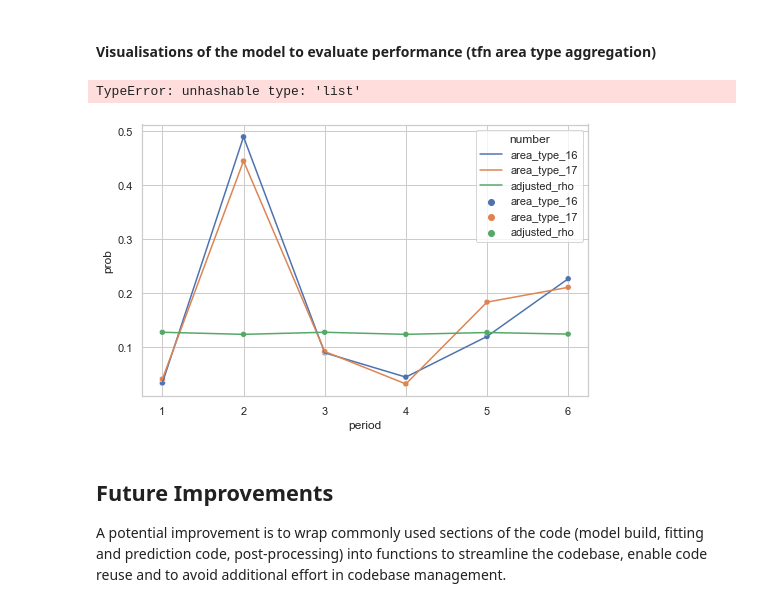
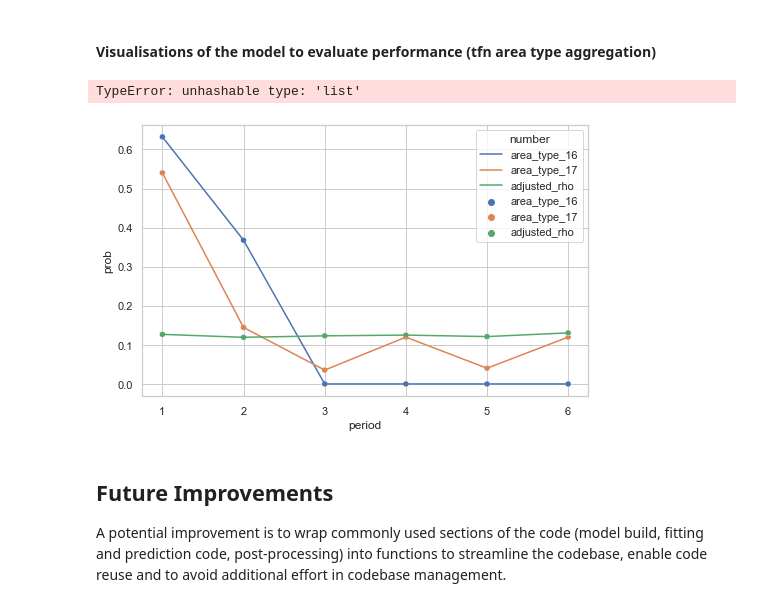
Before and after one commit to rachelm-ar/NTS-Processing, a Jupyter notebook: python/mts/nhb_mts_generation.ipynb, the cells around one changed output. Cells and saved outputs as stored; diff of their text form; code cells hidden in the pictures.

Commit message:
updated nhb notebook
- change to agg. over hh_type
- model performance still poor, further inv required

```diff
--- a/python/mts/nhb_mts_generation.ipynb
+++ b/python/mts/nhb_mts_generation.ipynb
@@ -135,7 +135,10 @@ from sklearn.model_selection import train_test_split, cross_val_predict
 from sklearn.metrics import mean_absolute_error, mean_squared_error
 # %%
 #read in the dataframe which is the input into agg_fill
-df = pd.read_csv('dfr_nhbase_split_before.csv').rename(columns={'tfn_at_o':'tfn_at'})
+dfr_input_fldr = r'I:\NTS\NorMITs Demand WP4\Jupyter Notebooks\inputs\_mts_nhbase'
+df = pd.read_csv(dfr_input_fldr + r'\dfr_nhbase_split_before.csv').rename(columns={'tfn_at_o':'tfn_at'})
 df = df[['purpose','tfn_at','hh_type','mode','period','trips']]
+#aggregate over hh_type
+df = df.groupby(['purpose','tfn_at','mode','period'])['trips'].sum().reset_index()
 df
 # %% [output]
@@ -385,37 +388,37 @@ resultant_df_final
 # %% [markdown]
 #### Visualisations of the model to evaluate performance (tfn area type aggregation)
 # %%
-p= 8
+p= 1
 m= 2
 
 df_hh = df_trip_join[df_trip_join.tfn_at.isin([16,17])]
 df_mode_period_join_f = df_hh[(df_hh['purpose']==p) &(df_hh['mode']==m)]
 
 #create the dataframe which has the observed splits to compare against
 comparison_df = df_mode_period_join_f.pivot_table(index=['purpose','tfn_at','mode'], columns='period', values='split', aggfunc='sum', fill_value=0).reset_index()
 pivot_df_T = comparison_df.T.reset_index().loc[3::]
 pivot_df_T['purpose'] = p
 pivot_df_T['mode'] = m
 df_model = all_modelled_at[(all_modelled_at['purpose']==p) &(all_modelled_at['mode']==m) &(all_modelled_at['split_method']==str([16,17]))]
 
 if not df_model.empty:
     join_model_obs = pd.concat([pivot_df_T.reset_index(), df_model.reset_index()['adjusted_rho']], axis=1)
     join_model_obs = join_model_obs.rename(columns={0: 'area_type_' + str(16)})
     join_model_obs = join_model_obs.rename(columns={1: 'area_type_' + str(17)})
     join_model_obs = join_model_obs[['period', 'area_type_' + str(16), 'area_type_' + str(17), 'adjusted_rho']]
 
     #plot the observed vs modelled
     dfm = pd.melt(join_model_obs, id_vars="period", var_name="number", value_name="prob")
 
     sns.set(style="whitegrid")
     plt.figure(figsize=(8, 5))
     ax = sns.scatterplot(x='period', y='prob', hue='number', data=dfm)
     ax = sns.lineplot(x='period', y='prob', hue='number', data=dfm)
     ax.spines[['top', 'right']].set_visible(False)
     sns.move_legend(ax, bbox_to_anchor=(1, 0.5), loc='center left', frameon=False)
 # %% [output]
 TypeError: unhashable type: 'list'
-[figure, old version]
+[figure, new version]
 # %% [markdown]
 ## Future Improvements
 
```
Also changed, not shown: parts of 4 cells of this notebook.
